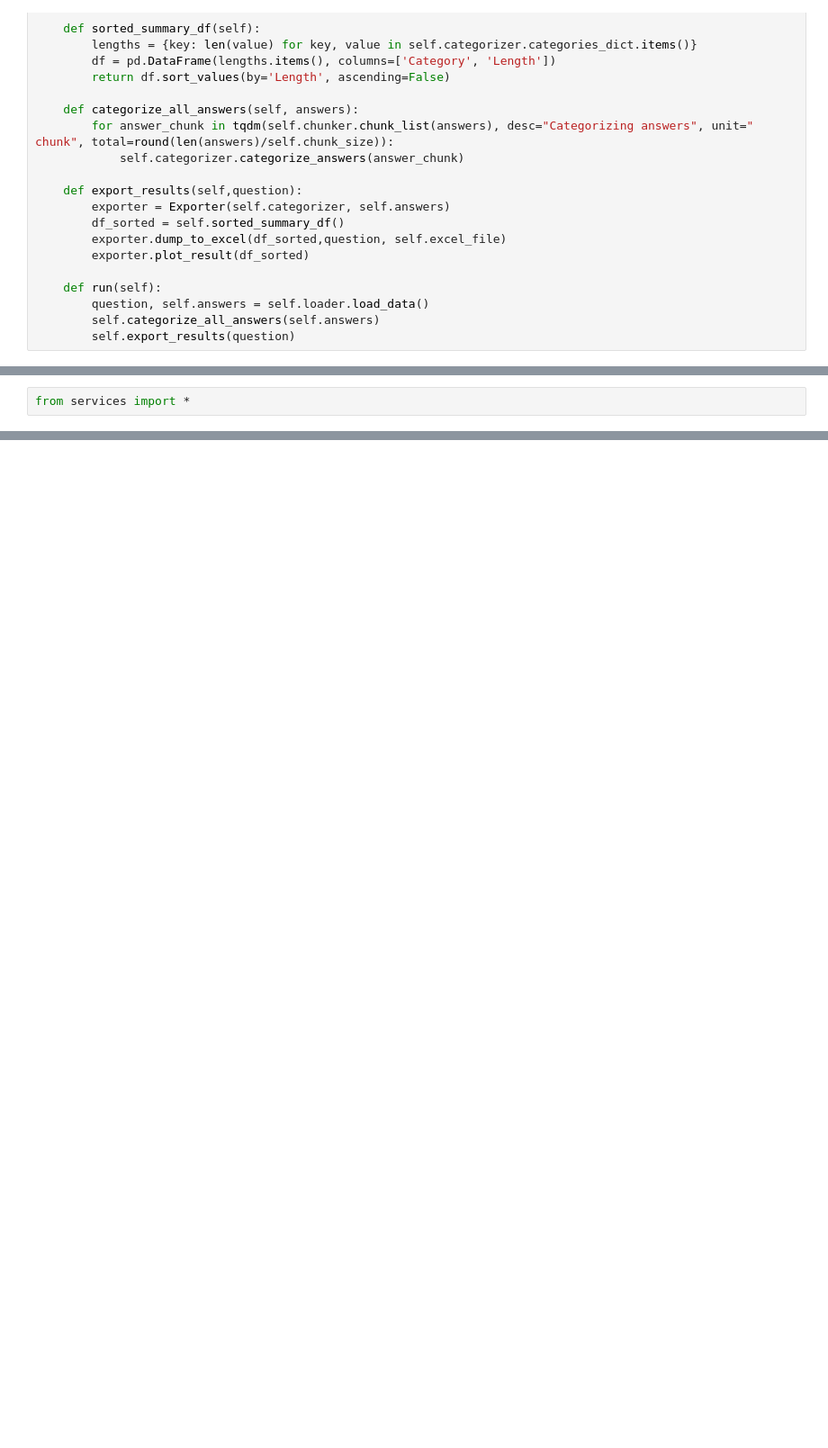
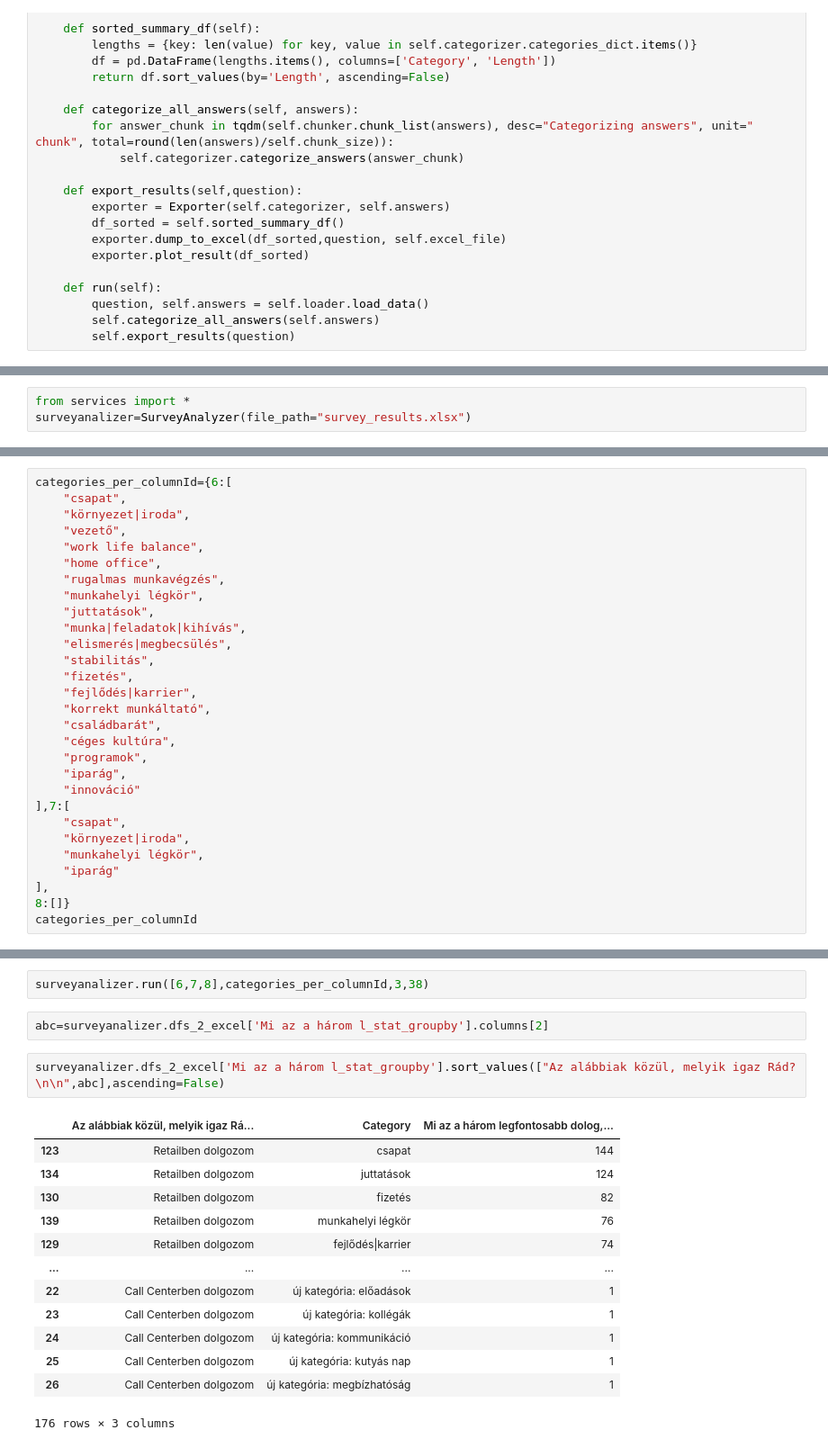
Before and after one commit to GuBee33/survey_categorizer, a Jupyter notebook: c.ipynb, the cells around one changed output, grey strips where cells are left out. Shown: that part at 90% size. Drawn from its saved outputs; the diff is of its cells as text; blank space fills up the shorter version.

```diff
--- a/c.ipynb
+++ b/c.ipynb
@@ -195,2 +293,3 @@ Data has been written to 'Question1_result.xlsx'.
 # %%
 from services import *
+surveyanalizer=SurveyAnalyzer(file_path="survey_results.xlsx")
@@ -230,0 +314,29 @@ Name: What is your opinion about our cooperation? \nDo you like working with us
+# %%
+categories_per_columnId={6:[
+    "csapat",
+    "környezet|iroda",
+    "vezető",
+    "work life balance",
+    "home office",
+    "rugalmas munkavégzés",
+    "munkahelyi légkör",
+    "juttatások",
+    "munka|feladatok|kihívás",
+    "elismerés|megbecsülés",
+    "stabilitás",
+    "fizetés",
+    "fejlődés|karrier",
+    "korrekt munkáltató",
+    "családbarát",
+    "céges kultúra",
+    "programok",
+    "iparág",
+    "innováció"
+],7:[
+    "csapat",
+    "környezet|iroda",
+    "munkahelyi légkör",
+    "iparág"
+],
+8:[]}
+categories_per_columnId
@@ -230,0 +361,20 @@ Name: What is your opinion about our cooperation? \nDo you like working with us
+# %%
+surveyanalizer.run([6,7,8],categories_per_columnId,3,38)
+# %%
+abc=surveyanalizer.dfs_2_excel['Mi az a három l_stat_groupby'].columns[2]
+# %%
+surveyanalizer.dfs_2_excel['Mi az a három l_stat_groupby'].sort_values(["Az alábbiak közül, melyik igaz Rád?\n\n",abc],ascending=False)
+# %% [output]
+|  | Az alábbiak közül, melyik igaz Rá... | Category | Mi az a három legfontosabb dolog,... |
+| 123 | Retailben dolgozom | csapat | 144 |
+| 134 | Retailben dolgozom | juttatások | 124 |
+| 130 | Retailben dolgozom | fizetés | 82 |
+| 139 | Retailben dolgozom | munkahelyi légkör | 76 |
+| 129 | Retailben dolgozom | fejlődés|karrier | 74 |
+| ... | ... | ... | ... |
+| 22 | Call Centerben dolgozom | új kategória: előadások | 1 |
+| 23 | Call Centerben dolgozom | új kategória: kollégák | 1 |
+| 24 | Call Centerben dolgozom | új kategória: kommunikáció | 1 |
+| 25 | Call Centerben dolgozom | új kategória: kutyás nap | 1 |
+| 26 | Call Centerben dolgozom | új kategória: megbízhatóság | 1 |
+176 rows × 3 columns
```
Also changed, not shown: parts of 30 cells of this notebook.
